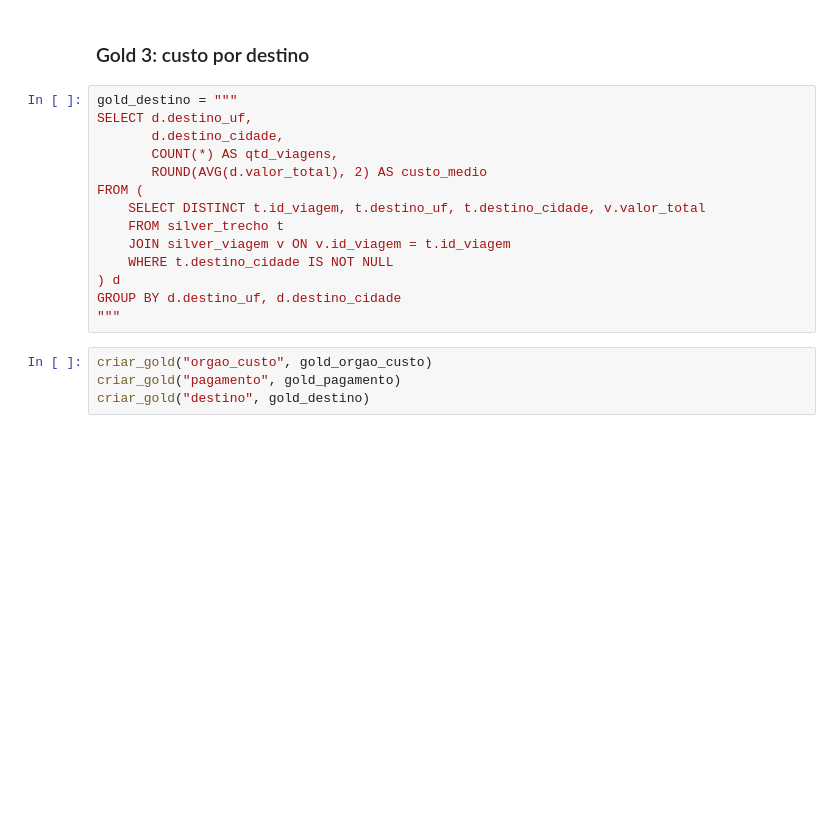
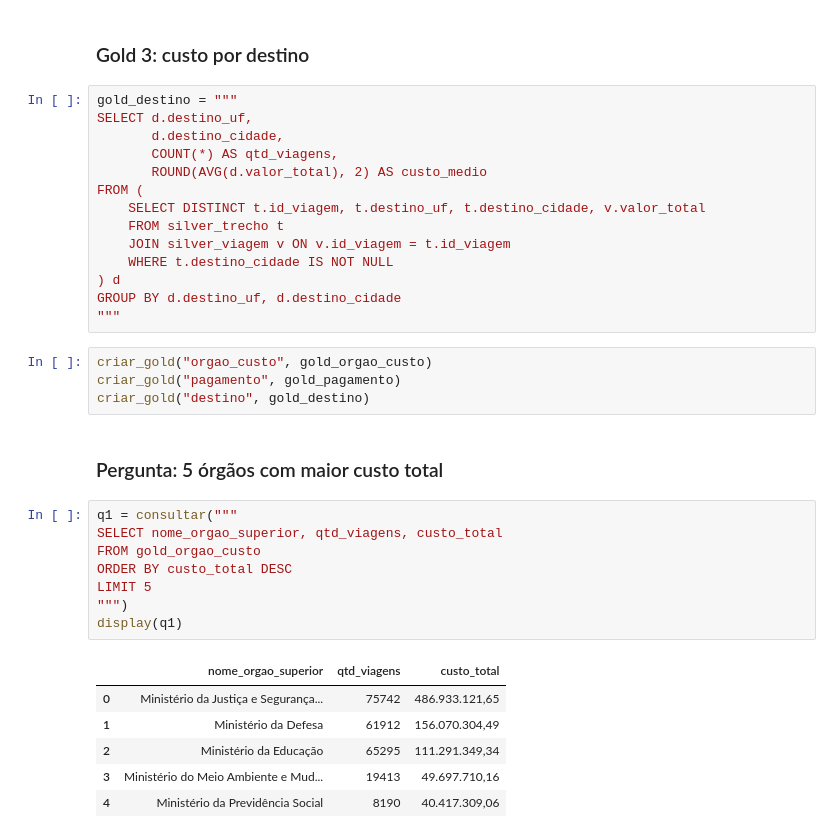
Before and after one commit to Lpzeta/Projeto-Avaliativo-Modulo1-FelipeCosta, a Jupyter notebook: 3_analise.ipynb, the cells around one changed output. Saved outputs shown, nothing was run; the diff lists cells and outputs as text; blank space fills up the shorter version.

Commit message:
implementa análise das 4 perguntas restantes

```diff
--- a/3_analise.ipynb
+++ b/3_analise.ipynb
@@ -179,3 +188,20 @@ GROUP BY d.destino_uf, d.destino_cidade
 criar_gold("orgao_custo", gold_orgao_custo)
 criar_gold("pagamento", gold_pagamento)
 criar_gold("destino", gold_destino)
+# %% [markdown]
+### Pergunta: 5 órgãos com maior custo total
+# %%
+q1 = consultar("""
+SELECT nome_orgao_superior, qtd_viagens, custo_total
+FROM gold_orgao_custo
+ORDER BY custo_total DESC
+LIMIT 5
+""")
+display(q1)
+# %% [output]
+|  | nome_orgao_superior | qtd_viagens | custo_total |
+| 0 | Ministério da Justiça e Segurança... | 75742 | 486.933.121,65 |
+| 1 | Ministério da Defesa | 61912 | 156.070.304,49 |
+| 2 | Ministério da Educação | 65295 | 111.291.349,34 |
+| 3 | Ministério do Meio Ambiente e Mud... | 19413 | 49.697.710,16 |
+| 4 | Ministério da Previdência Social | 8190 | 40.417.309,06 |
```
Also changed, not shown: parts of 10 cells of this notebook.
